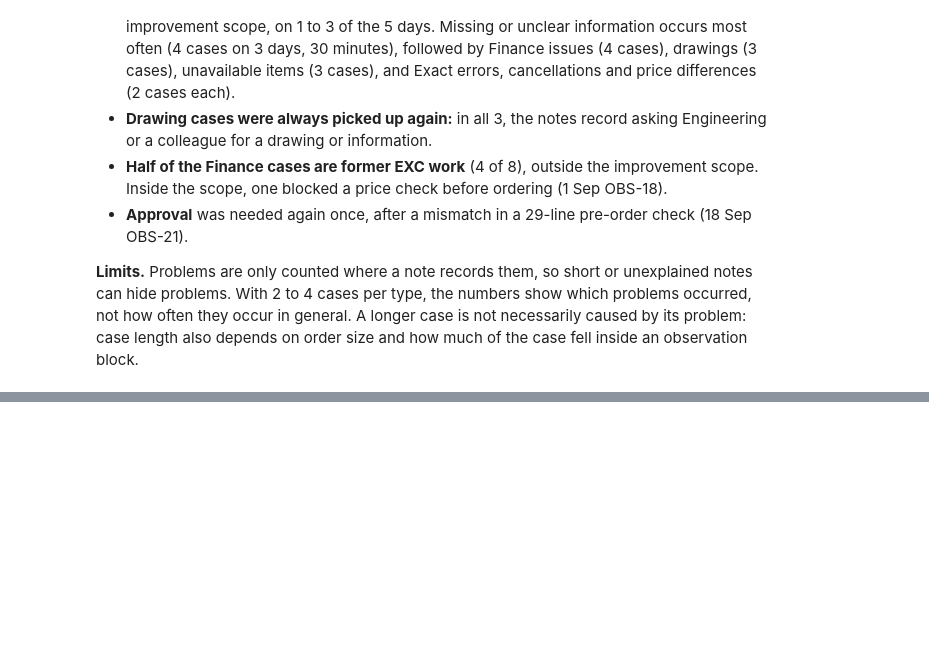
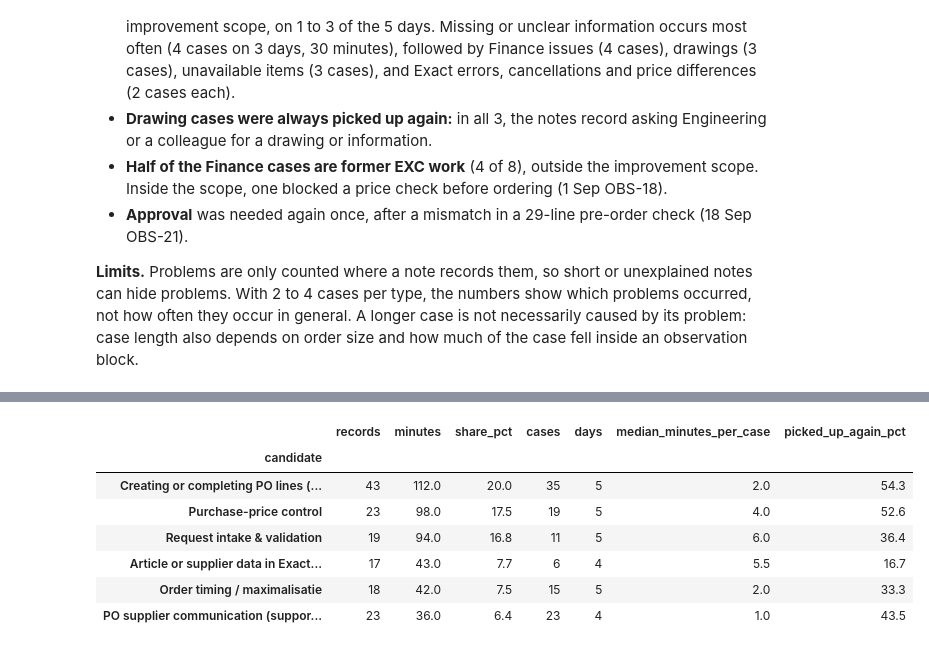
Before and after one commit to Luuuuuig/Bachelor-End-Project, a Jupyter notebook: Arno_Analysis_2026_10_02.ipynb, the cells around one changed output, grey strips where cells are left out. Cells and saved outputs as stored; diff of their text form; code cells hidden in the pictures; blank space fills up the shorter version.

```diff
--- a/Arno_Analysis_2026_10_02.ipynb
+++ b/Arno_Analysis_2026_10_02.ipynb
@@ -943,0 +954,41 @@ with pd.option_context("display.max_colwidth", 120, "display.max_rows", None):
+# %%
+# Kinds of work behind each candidate (see the methodology's candidate portfolio)
+candidates = {
+    "Purchase-price control": {"K04", "K17", "K18"},
+    "Order timing / maximalisatie": {"K03"},
+    "Request intake & validation": {"K08", "K09", "K10", "K11"},
+    "Article or supplier data in Exact (not yet a candidate)": {"K12"},
+    "PO supplier communication (supporting)": {"K05"},
+    "Creating or completing PO lines (process redesign)": {"K02"},
+}
+
+scope_rows = labelled.loc[~labelled["former_exc"]].copy()
+scope_rows["kind_set"] = scope_rows["kinds"].str.split(";").apply(set)
+scope_minutes = scope_rows["minutes"].sum()
+
+evidence = []
+for name, kind_ids in candidates.items():
+    rows = scope_rows.loc[scope_rows["kind_set"].apply(lambda s: bool(s & kind_ids))]
+    case_ids = rows["case_ref"].unique()
+    evidence.append({
+        "candidate": name,
+        "records": len(rows),
+        "minutes": rows["minutes"].sum(),
+        "share_pct": rows["minutes"].sum() / scope_minutes * 100,
+        "cases": len(case_ids),
+        "days": rows["date"].nunique(),
+        "median_minutes_per_case": rows.groupby("case_ref")["minutes"].sum(min_count=1).median(),
+        "picked_up_again_pct": cases.loc[case_ids, "picked_up_again"].mean() * 100,
+    })
+
+evidence = pd.DataFrame(evidence).set_index("candidate").sort_values("minutes", ascending=False)
+evidence.round(1)
+# %% [output]
+|  | records | minutes | share_pct | cases | days | median_minutes_per_case | picked_up_again_pct |
+| candidate |  |  |  |  |  |  |  |
+| Creating or completing PO lines (... | 43 | 112.0 | 20.0 | 35 | 5 | 2.0 | 54.3 |
+| Purchase-price control | 23 | 98.0 | 17.5 | 19 | 5 | 4.0 | 52.6 |
+| Request intake & validation | 19 | 94.0 | 16.8 | 11 | 5 | 6.0 | 36.4 |
+| Article or supplier data in Exact... | 17 | 43.0 | 7.7 | 6 | 4 | 5.5 | 16.7 |
+| Order timing / maximalisatie | 18 | 42.0 | 7.5 | 15 | 5 | 2.0 | 33.3 |
+| PO supplier communication (suppor... | 23 | 36.0 | 6.4 | 23 | 4 | 1.0 | 43.5 |
```
Also changed, not shown: parts of 5 cells of this notebook.
